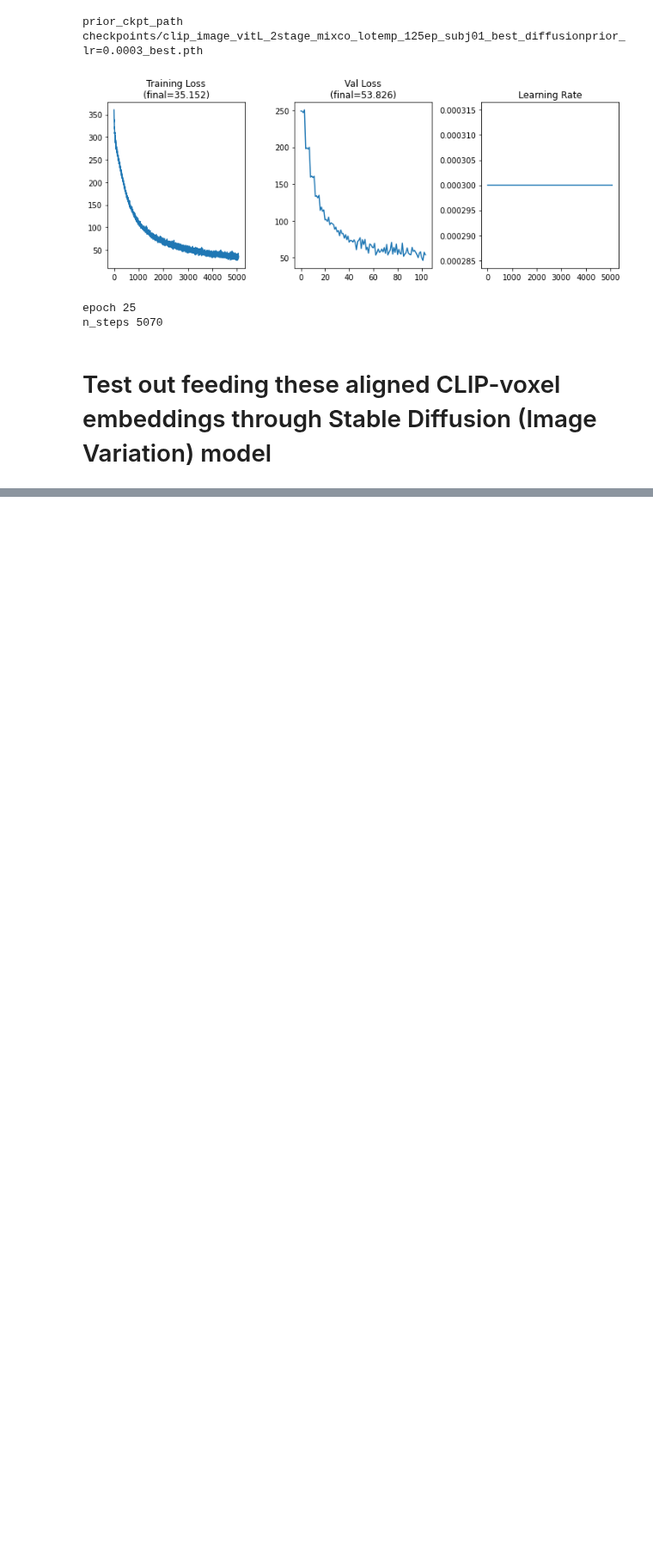
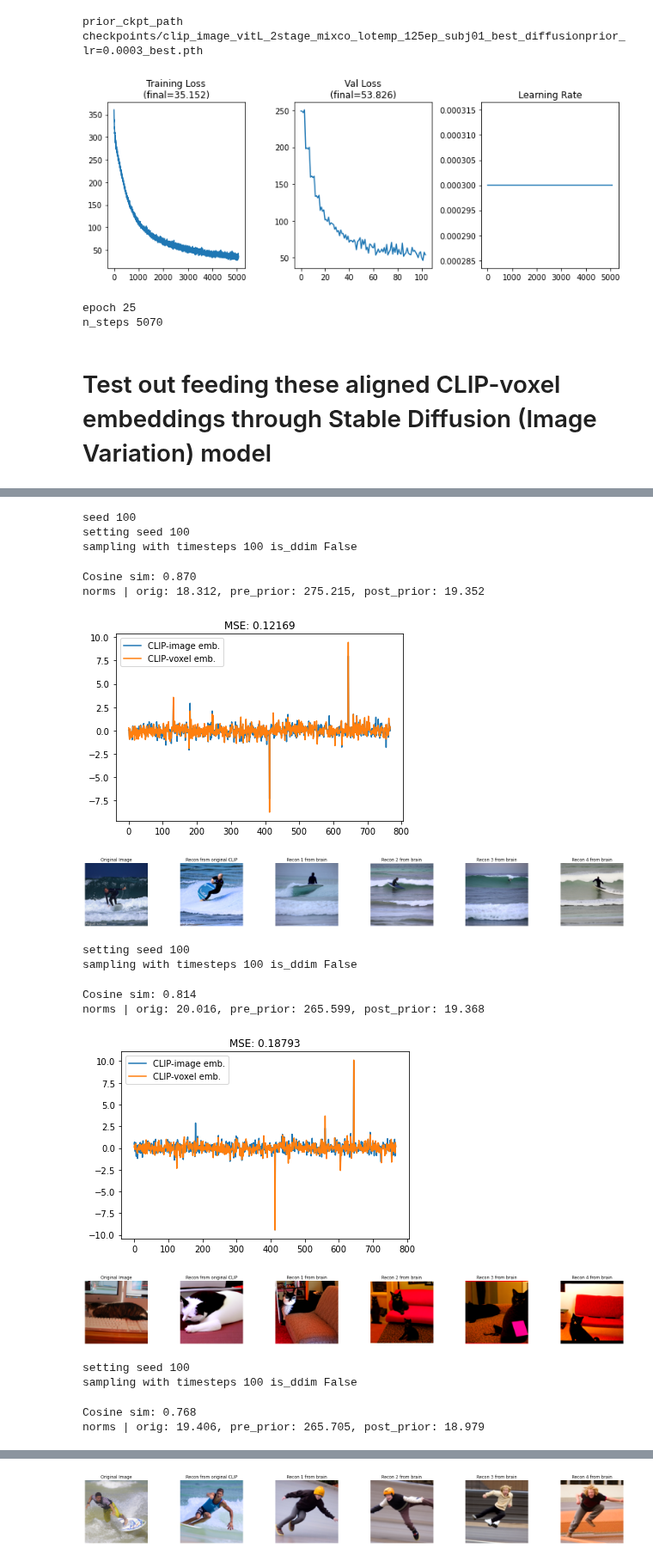
Before and after one commit to MedARC-AI/fMRI-reconstruction-NSD, a Jupyter notebook: fMRI/CLIPvoxel_to_CLIPimage.ipynb, the cells around one changed output, grey strips where cells are left out. Shown at 86% size. Saved outputs shown, nothing was run; the diff lists cells and outputs as text; code cells hidden in the pictures; blank space fills up the shorter version.

```diff
--- a/fMRI/CLIPvoxel_to_CLIPimage.ipynb
+++ b/fMRI/CLIPvoxel_to_CLIPimage.ipynb
@@ -533,0 +486,28 @@ norms | orig: 19.406, pre_prior: 265.705, post_prior: 17.707
+# %%
+#seed_everything(100)
+
+n_examples = 8
+
+sample_images(
+    clip_extractor, brain_net, unet, vae, noise_scheduler, diffusion_prior,
+    val_voxel0[:n_examples], val_image0[:n_examples],
+    seed=100,
+)
+# %% [output]
+seed 100
+setting seed 100
+sampling with timesteps 100 is_ddim False
+Cosine sim: 0.870
+norms | orig: 18.312, pre_prior: 275.215, post_prior: 19.352
+[figure, added]
+[figure, added]
+setting seed 100
+sampling with timesteps 100 is_ddim False
+Cosine sim: 0.814
+norms | orig: 20.016, pre_prior: 265.599, post_prior: 19.368
+[figure, added]
+[figure, added]
+setting seed 100
+sampling with timesteps 100 is_ddim False
+Cosine sim: 0.768
+norms | orig: 19.406, pre_prior: 265.705, post_prior: 18.979
@@ -533,0 +515 @@ norms | orig: 19.406, pre_prior: 265.705, post_prior: 17.707
+[figure, added]
```
Also changed, not shown: parts of 7 cells of this notebook, 2 other files.
